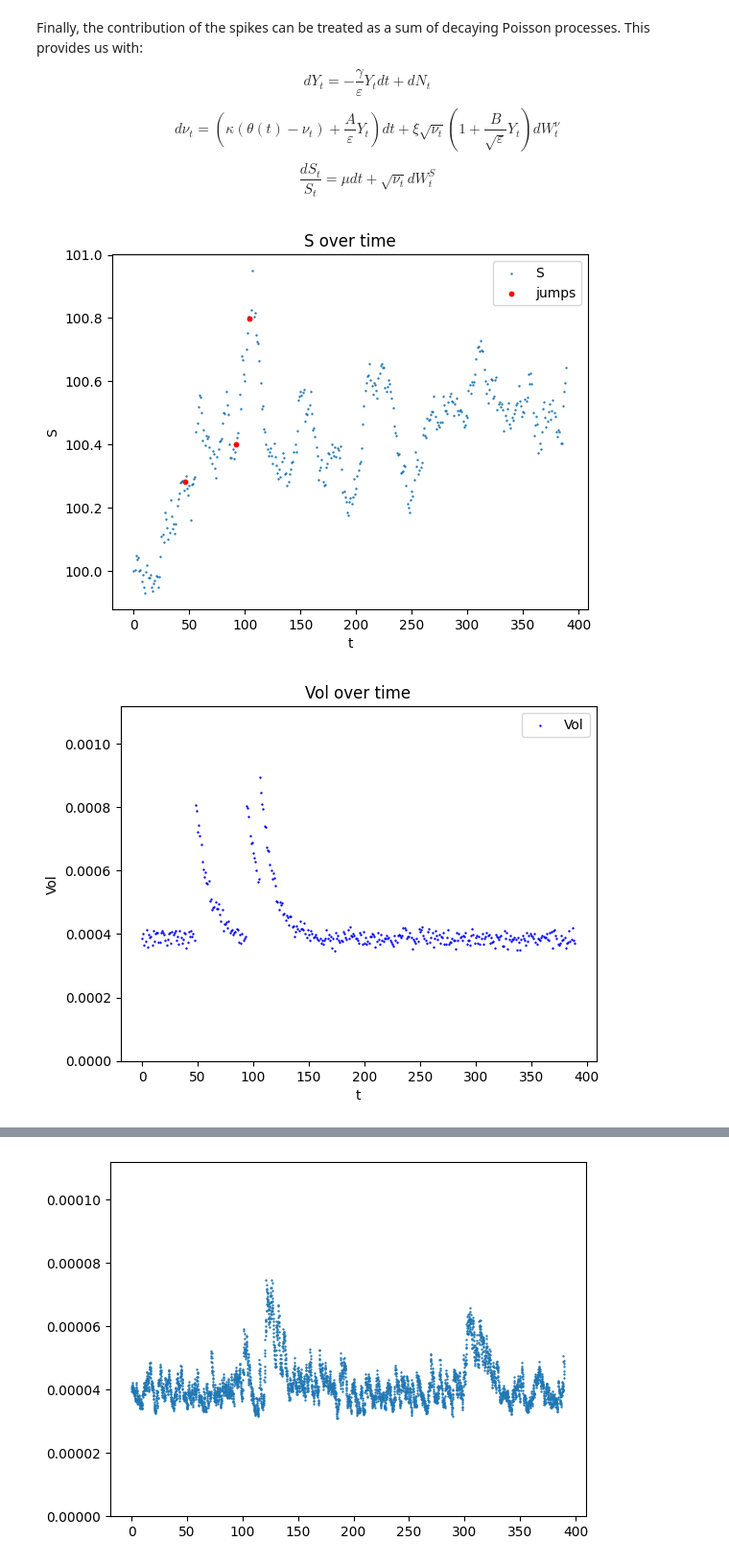
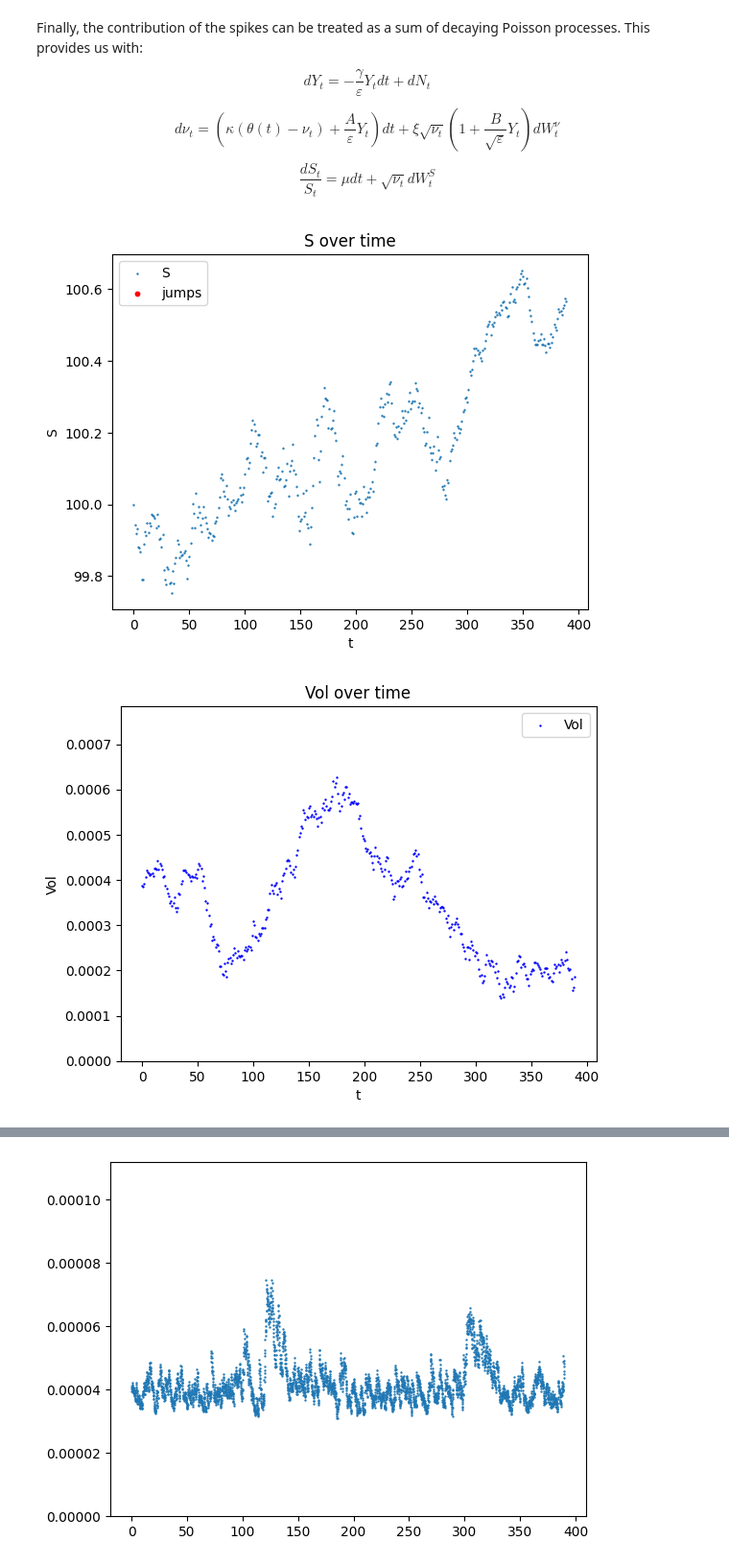
Before and after one commit to thomaskf99/m86, a Jupyter notebook: boundary_layer.ipynb, the cells around one changed output, grey strips where cells are left out. Shown at 96% size. Saved outputs shown, nothing was run; the diff lists cells and outputs as text; code cells hidden in the pictures.

```diff
--- a/boundary_layer.ipynb
+++ b/boundary_layer.ipynb
@@ -75,10 +75,10 @@ def simulate_full_system(
     T=390,           # trading minutes in a day
     dt=.1,           # 1 minute step
     eps=1E-3,        # boundary thickness
-    kappa=1,         # variance mean reversion speed
+    kappa=.01,         # variance mean reversion speed
     theta=1.5e-7,    # long-run variance
     xi=3e-5,         # vol-of-vol
-    gamma=1E-1,      # price impact / drift adjustment
+    gamma=1E0,      # price impact / drift adjustment
     A=5E-10,       # jump size mean
     B=2E-3,         # jump size std
     mu=.07 / (252*6.5*60),         # drift (intraday ≈ 0)
@@ -139,34 +139,34 @@ def simulate_full_system(
 import matplotlib.pyplot as plt
 
 # Run your simulation
-S, nu, Y, r, t, jump_times = simulate_full_system(dt=1)
+S, nu, Y, r, t, jump_times = simulate_full_system(dt=1, T=390, kappa=.01, gamma=1)
 
 # First plot: S vs t
 plt.figure()
 plt.scatter(t, S, s=0.5, label='S')
 plt.scatter(t, jump_times, s=10, c='red', label='jumps')
 plt.xlabel('t')
 plt.ylabel('S')
 plt.title('S over time')
 plt.legend()
 
 # Second plot: nu vs t
 plt.figure()
 plt.scatter(t, np.sqrt(nu), s=0.5, c='blue', label='Vol')
 plt.xlabel('t')
 plt.ylabel('Vol')
 plt.ylim(0, max(np.sqrt(nu))*1.25)
 plt.title('Vol over time')
 plt.legend()
 
 plt.figure()
 plt.scatter(t, Y, s=0.5, c='green', label='Mean Effects of Jumps')
 plt.xlabel('t')
 plt.ylabel('nu')
 plt.title('Mean Effects of Jumps over Time')
 plt.legend()
 
 plt.show()
 # %% [output]
-[figure, old version]
+[figure, new version]
-[figure, old version]
+[figure, new version]
```
Also changed, not shown: parts of 11 cells of this notebook, 1 other file.
